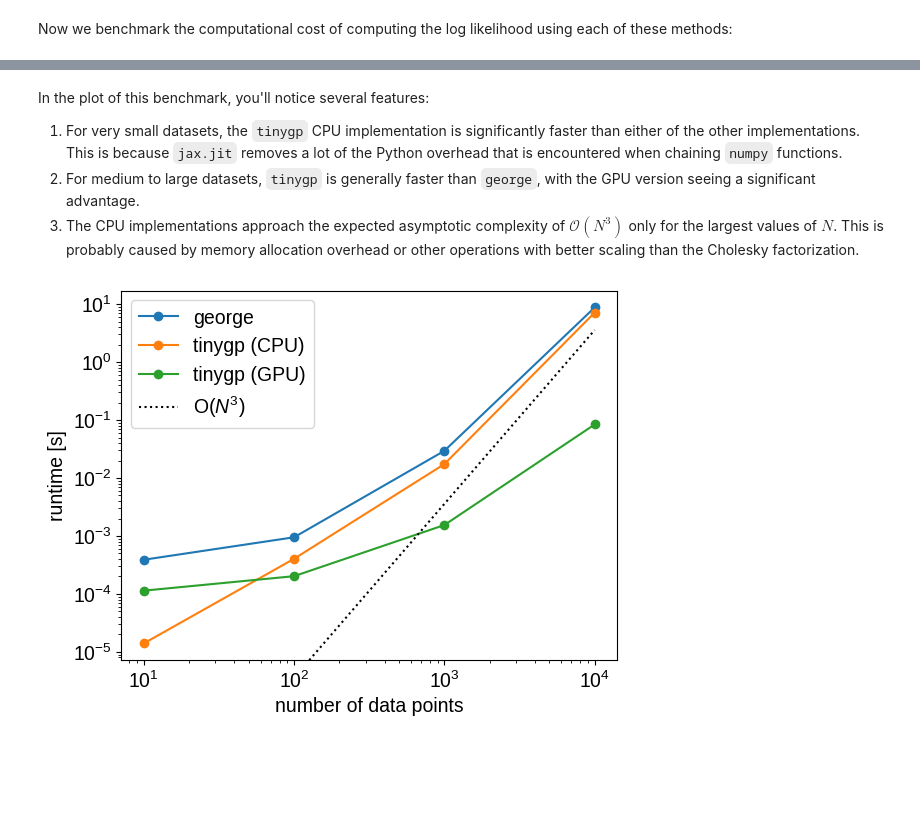
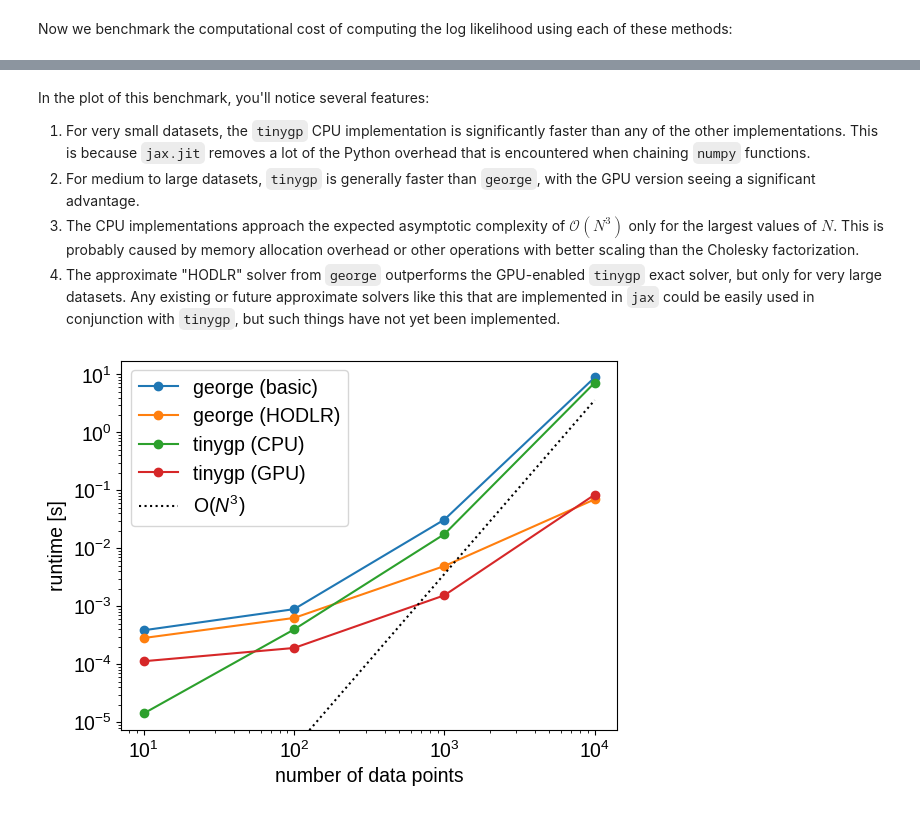
Before and after one commit to dfm/tinygp, a Jupyter notebook: docs/tutorials/george.ipynb, the cells around one changed output, grey strips where cells are left out. Saved outputs shown, nothing was run; the diff lists cells and outputs as text; code cells hidden in the pictures; blank space fills up the shorter version.

Commit message:
hodlr solver

```diff
--- a/docs/tutorials/george.ipynb
+++ b/docs/tutorials/george.ipynb
@@ -72,4 +58,18 @@ config.update("jax_enable_x64", True)
 # %%
+from functools import partial
+
+import numpy as np
+import matplotlib.pyplot as plt
+
+import jax
+from jax import config
+import jax.numpy as jnp
+
+import george
+import tinygp
+
+config.update("jax_enable_x64", True)
+
 sigma = 1.5
 rho = 2.5
 jitter = 0.1
@@ -79,9 +79,9 @@ x = np.sort(random.uniform(0, 10, 10_000))
 y = np.sin(x) + jitter * random.normal(0, 1, len(x))
 
 
-def george_loglike(x, y):
+def george_loglike(x, y, **kwargs):
     kernel = sigma ** 2 * george.kernels.Matern32Kernel(rho ** 2)
-    gp = george.GP(kernel)
+    gp = george.GP(kernel, **kwargs)
     gp.compute(x, jitter)
     return gp.log_likelihood(y)
 
@@ -92,6 +92,7 @@ def tinygp_loglike(x, y):
     return gp.condition(y)
 
 
+hodlr_loglike = partial(george_loglike, solver=george.solvers.HODLRSolver, tol=0.5)
 tinygp_loglike_cpu = jax.jit(tinygp_loglike, backend="cpu")
 tinygp_loglike_gpu = jax.jit(tinygp_loglike, backend="gpu")
 # %% [markdown]
@@ -99,6 +100,7 @@ Now we benchmark the computational cost of computing the log likelihood using ea
 # %%
 ns = [10, 100, 1_000, 10_000]
 george_time = []
+hodlr_time = []
 cpu_time = []
 gpu_time = []
 for n in ns:
@@ -112,6 +114,9 @@ for n in ns:
     results = %timeit -o george_loglike(*args)
     george_time.append(results.average)
 
+    results = %timeit -o hodlr_loglike(*args)
+    hodlr_time.append(results.average)
+
     results = %timeit -o tinygp_loglike_cpu(*args).block_until_ready()
     cpu_time.append(results.average)
 
@@ -137,23 +146,25 @@ N = 10000:
 # %% [markdown]
 In the plot of this benchmark, you'll notice several features:
 
-1. For very small datasets, the `tinygp` CPU implementation is significantly faster than either of the other implementations. This is because `jax.jit` removes a lot of the Python overhead that is encountered when chaining `numpy` functions.
+1. For very small datasets, the `tinygp` CPU implementation is significantly faster than any of the other implementations. This is because `jax.jit` removes a lot of the Python overhead that is encountered when chaining `numpy` functions.
 2. For medium to large datasets, `tinygp` is generally faster than `george`, with the GPU version seeing a significant advantage.
 3. The CPU implementations approach the expected asymptotic complexity of $\mathcal{O}(N^3)$ only for the largest values of $N$. This is probably caused by memory allocation overhead or other operations with better scaling than the Cholesky factorization.
+4. The approximate "HODLR" solver from `george` outperforms the GPU-enabled `tinygp` exact solver, but only for very large datasets. Any existing or future approximate solvers like this that are implemented in `jax` could be easily used in conjunction with `tinygp`, but such things have not yet been implemented.
 # %%
-plt.loglog(ns, george_time, "o-", label="george")
+plt.loglog(ns, george_time, "o-", label="george (basic)")
+plt.loglog(ns, hodlr_time, "o-", label="george (HODLR)")
 plt.loglog(ns, cpu_time, "o-", label="tinygp (CPU)")
 plt.loglog(ns, gpu_time, "o-", label="tinygp (GPU)")
 ylim = plt.ylim()
 plt.loglog(
     ns,
     0.5 * np.array(ns) ** 3 / ns[-1] ** 3 * cpu_time[-1],
     ":k",
     label="O($N^3$)",
 )
 plt.ylim(ylim)
 plt.legend()
 plt.xlabel("number of data points")
 plt.ylabel("runtime [s]");
 # %% [output]
-[figure, old version]
+[figure, new version]
```
Also changed, not shown: parts of 3 cells of this notebook.
